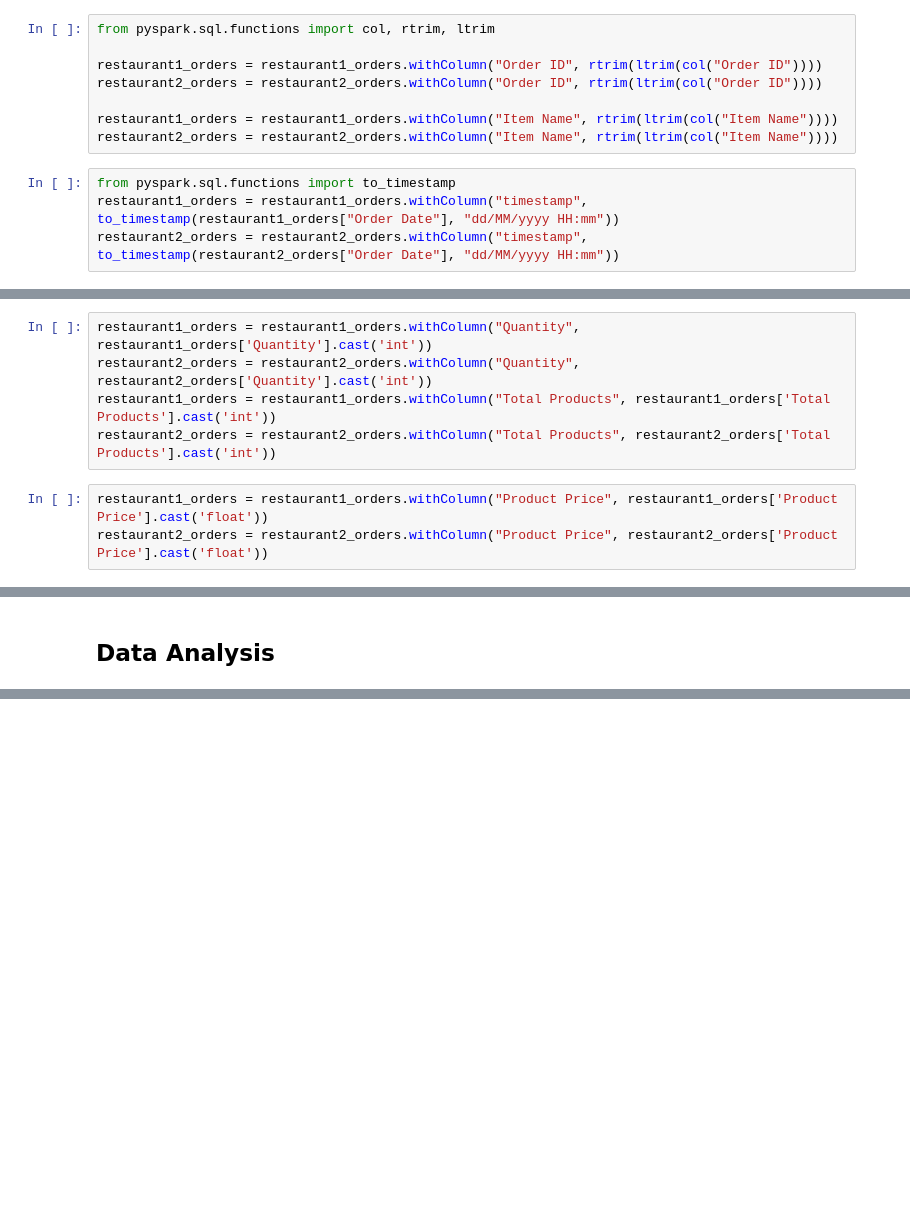
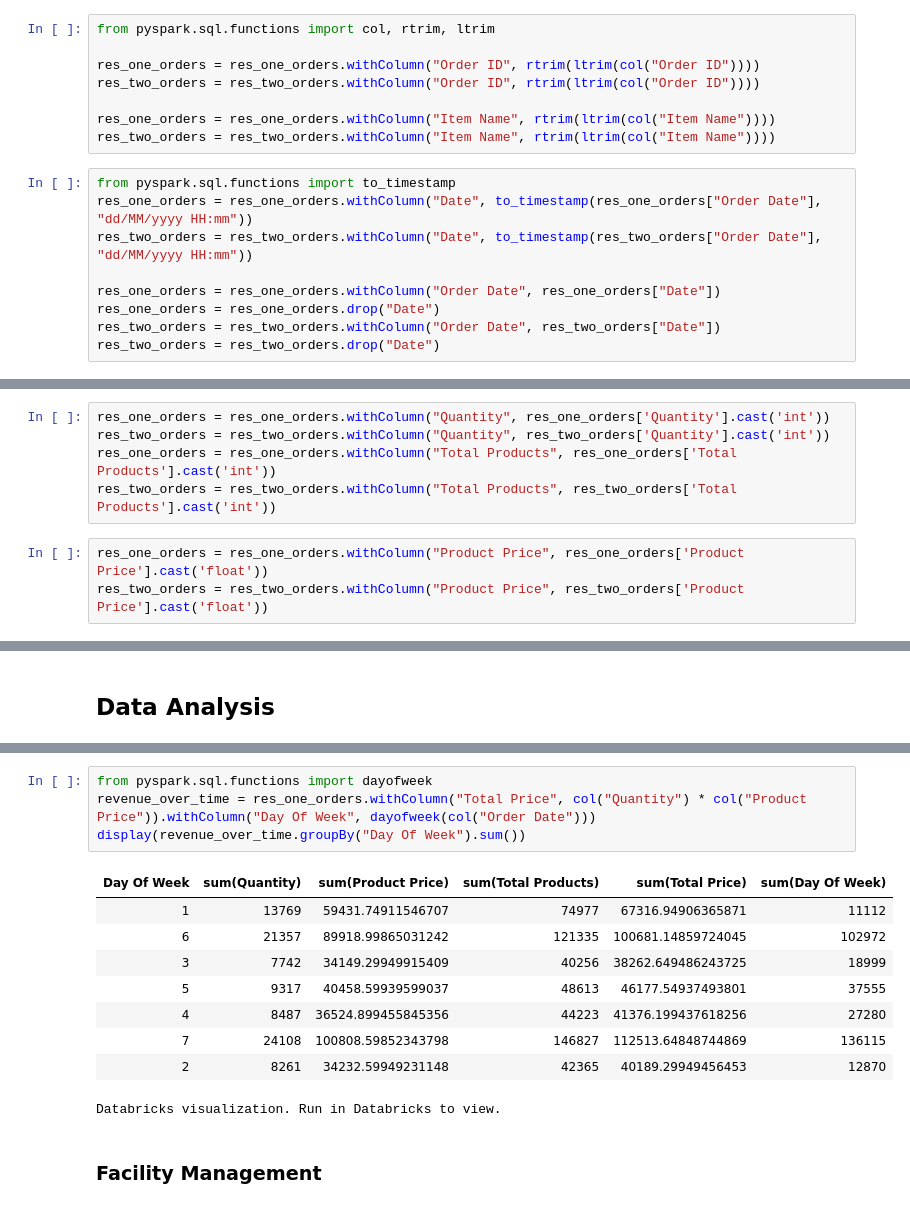
Before and after one commit to fyawil/pyspark_mini_proj, a Jupyter notebook: pyspark_mini_proj.ipynb, the cells around one changed output, grey strips where cells are left out. Cells and saved outputs as stored; diff of their text form; blank space fills up the shorter version.

```diff
--- a/pyspark_mini_proj.ipynb
+++ b/pyspark_mini_proj.ipynb
@@ -127,14 +110,19 @@ only showing top 20 rows
 # %%
 from pyspark.sql.functions import col, rtrim, ltrim
 
-restaurant1_orders = restaurant1_orders.withColumn("Order ID", rtrim(ltrim(col("Order ID"))))
-restaurant2_orders = restaurant2_orders.withColumn("Order ID", rtrim(ltrim(col("Order ID"))))
+res_one_orders = res_one_orders.withColumn("Order ID", rtrim(ltrim(col("Order ID"))))
+res_two_orders = res_two_orders.withColumn("Order ID", rtrim(ltrim(col("Order ID"))))
 
-restaurant1_orders = restaurant1_orders.withColumn("Item Name", rtrim(ltrim(col("Item Name"))))
-restaurant2_orders = restaurant2_orders.withColumn("Item Name", rtrim(ltrim(col("Item Name"))))
+res_one_orders = res_one_orders.withColumn("Item Name", rtrim(ltrim(col("Item Name"))))
+res_two_orders = res_two_orders.withColumn("Item Name", rtrim(ltrim(col("Item Name"))))
 # %%
 from pyspark.sql.functions import to_timestamp
-restaurant1_orders = restaurant1_orders.withColumn("timestamp", to_timestamp(restaurant1_orders["Order Date"], "dd/MM/yyyy HH:mm"))
-restaurant2_orders = restaurant2_orders.withColumn("timestamp", to_timestamp(restaurant2_orders["Order Date"], "dd/MM/yyyy HH:mm"))
+res_one_orders = res_one_orders.withColumn("Date", to_timestamp(res_one_orders["Order Date"], "dd/MM/yyyy HH:mm"))
+res_two_orders = res_two_orders.withColumn("Date", to_timestamp(res_two_orders["Order Date"], "dd/MM/yyyy HH:mm"))
+
+res_one_orders = res_one_orders.withColumn("Order Date", res_one_orders["Date"])
+res_one_orders = res_one_orders.drop("Date")
+res_two_orders = res_two_orders.withColumn("Order Date", res_two_orders["Date"])
+res_two_orders = res_two_orders.drop("Date")
 # %%
 # Check for non-whole numbers in 'Quantity' and 'Total Products'
@@ -156,9 +144,9 @@ Out[159]: True
 # %%
-restaurant1_orders = restaurant1_orders.withColumn("Quantity", restaurant1_orders['Quantity'].cast('int'))
-restaurant2_orders = restaurant2_orders.withColumn("Quantity", restaurant2_orders['Quantity'].cast('int'))
-restaurant1_orders = restaurant1_orders.withColumn("Total Products", restaurant1_orders['Total Products'].cast('int'))
-restaurant2_orders = restaurant2_orders.withColumn("Total Products", restaurant2_orders['Total Products'].cast('int'))
+res_one_orders = res_one_orders.withColumn("Quantity", res_one_orders['Quantity'].cast('int'))
+res_two_orders = res_two_orders.withColumn("Quantity", res_two_orders['Quantity'].cast('int'))
+res_one_orders = res_one_orders.withColumn("Total Products", res_one_orders['Total Products'].cast('int'))
+res_two_orders = res_two_orders.withColumn("Total Products", res_two_orders['Total Products'].cast('int'))
 # %%
-restaurant1_orders = restaurant1_orders.withColumn("Product Price", restaurant1_orders['Product Price'].cast('float'))
-restaurant2_orders = restaurant2_orders.withColumn("Product Price", restaurant2_orders['Product Price'].cast('float'))
+res_one_orders = res_one_orders.withColumn("Product Price", res_one_orders['Product Price'].cast('float'))
+res_two_orders = res_two_orders.withColumn("Product Price", res_two_orders['Product Price'].cast('float'))
 # %%
@@ -192,0 +183,16 @@ display(restaurant1_orders)
+# %%
+from pyspark.sql.functions import dayofweek
+revenue_over_time = res_one_orders.withColumn("Total Price", col("Quantity") * col("Product Price")).withColumn("Day Of Week", dayofweek(col("Order Date")))
+display(revenue_over_time.groupBy("Day Of Week").sum())
+# %% [output]
+| Day Of Week | sum(Quantity) | sum(Product Price) | sum(Total Products) | sum(Total Price) | sum(Day Of Week) |
+| 1 | 13769 | 59431.74911546707 | 74977 | 67316.94906365871 | 11112 |
+| 6 | 21357 | 89918.99865031242 | 121335 | 100681.14859724045 | 102972 |
+| 3 | 7742 | 34149.29949915409 | 40256 | 38262.649486243725 | 18999 |
+| 5 | 9317 | 40458.59939599037 | 48613 | 46177.54937493801 | 37555 |
+| 4 | 8487 | 36524.899455845356 | 44223 | 41376.199437618256 | 27280 |
+| 7 | 24108 | 100808.59852343798 | 146827 | 112513.64848744869 | 136115 |
+| 2 | 8261 | 34232.59949231148 | 42365 | 40189.29949456453 | 12870 |
+Databricks visualization. Run in Databricks to view.
+# %% [markdown]
+### Facility Management
```
Also changed, not shown: parts of 18 cells of this notebook.
